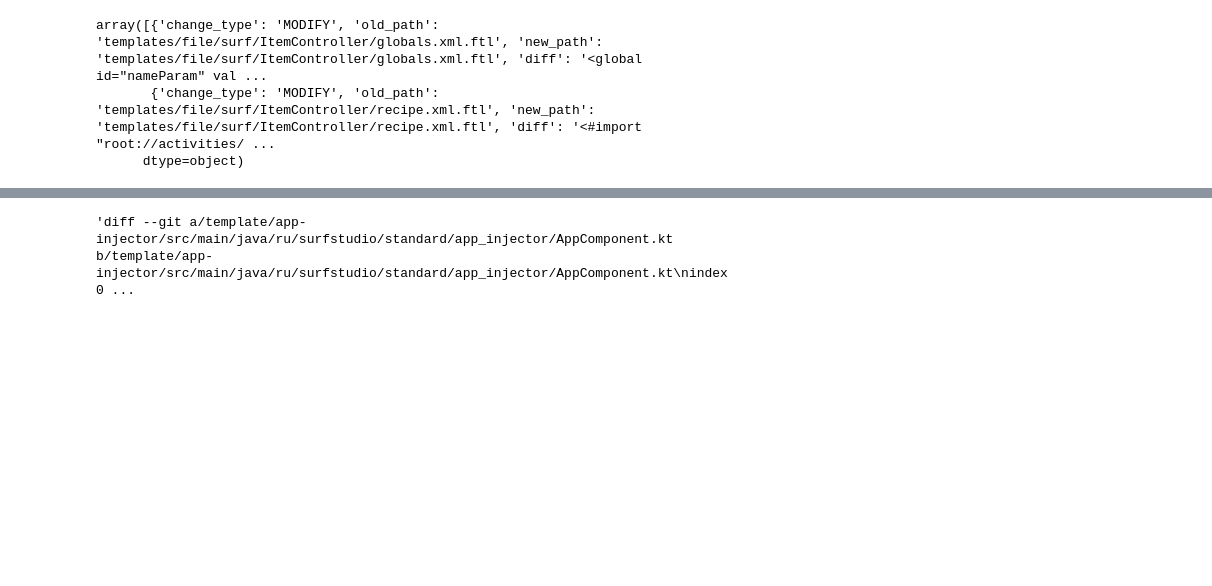
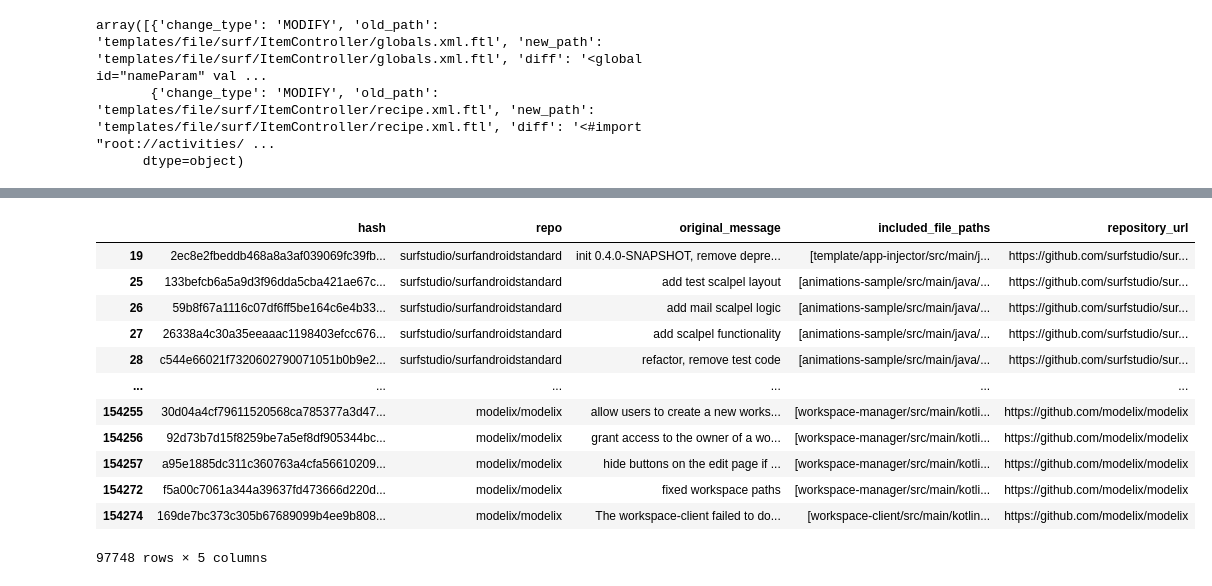
Before and after one commit to Enliven26/IF4092-Tugas-Akhir, a Jupyter notebook: src/program/dataset.ipynb, the cells around one changed output, grey strips where cells are left out. Cells and saved outputs as stored; diff of their text form; code cells hidden in the pictures; blank space fills up the shorter version.

```diff
--- a/src/program/dataset.ipynb
+++ b/src/program/dataset.ipynb
@@ -22,3 +23,8 @@ df.head(5)
 | 2 | 652323 | 26.01.2018 10:03:56 | 0 | e4b446cd3dd2710f37073a3feba97acf7... | bitbucket-pipelines.yml deleted o... | [{'change_type': 'DELETE', 'old_p... | Kotlin | Apache License 2.0 | surfstudio/surfandroidstandard | bitbucket-pipelines.yml deleted o... |
 | 3 | 652304 | 30.01.2018 17:46:06 | -10800 | f0ceee6b95fcad7e119d90277b27d5d97... | fix. access level | [{'change_type': 'MODIFY', 'old_p... | Kotlin | Apache License 2.0 | surfstudio/surfandroidstandard | fix. access level |
 | 4 | 652303 | 13.03.2018 11:59:28 | -10800 | de2e1d1225e2b18c9998940641968128e... | #ANDDEP-97 made every instance of... | [{'change_type': 'MODIFY', 'old_p... | Kotlin | Apache License 2.0 | surfstudio/surfandroidstandard | #ANDDEP-97 made every instance of... |
+# %%
+# drop the columns that are not needed
+df.drop(columns=["author", "date", "timezone", "language", "license", "message"], inplace=True, errors='ignore')
+
+df
@@ -59,18 +104,0 @@ filtered_mods.iloc[0]
-# %%
-# Convert filtered mods to list of raw diffs
-
-diffs = filtered_mods.apply(
-    lambda mod_list: '\n\n'.join([
-        f"""diff --git a/{mod['old_path']} b/{mod['new_path']}
-index 0000000..0000000 100644
---- a/{mod['old_path']}
-+++ b/{mod['new_path']}
-{mod['diff']}
-"""
-        for mod in mod_list
-    ])
-).tolist()
-
-diffs[0]
-# %% [output]
-'diff --git a/template/app-injector/src/main/java/ru/surfstudio/standard/app_injector/AppComponent.kt b/template/app-injector/src/main/java/ru/surfstudio/standard/app_injector/AppComponent.kt\nindex 0 ...
@@ -85,0 +105,20 @@ with open(DIFFS_PATH, 'w') as f:
+# %%
+# Add repo url column
+
+filtered_df.loc[:, 'repository_url'] = filtered_df['repo'].apply(lambda x: f"https://github.com/{x}")
+
+filtered_df
+# %% [output]
+|  | hash | repo | original_message | included_file_paths | repository_url |
+| 19 | 2ec8e2fbeddb468a8a3af039069fc39fb... | surfstudio/surfandroidstandard | init 0.4.0-SNAPSHOT, remove depre... | [template/app-injector/src/main/j... | https://github.com/surfstudio/sur... |
+| 25 | 133befcb6a5a9d3f96dda5cba421ae67c... | surfstudio/surfandroidstandard | add test scalpel layout | [animations-sample/src/main/java/... | https://github.com/surfstudio/sur... |
+| 26 | 59b8f67a1116c07df6ff5be164c6e4b33... | surfstudio/surfandroidstandard | add mail scalpel logic | [animations-sample/src/main/java/... | https://github.com/surfstudio/sur... |
+| 27 | 26338a4c30a35eeaaac1198403efcc676... | surfstudio/surfandroidstandard | add scalpel functionality | [animations-sample/src/main/java/... | https://github.com/surfstudio/sur... |
+| 28 | c544e66021f7320602790071051b0b9e2... | surfstudio/surfandroidstandard | refactor, remove test code | [animations-sample/src/main/java/... | https://github.com/surfstudio/sur... |
+| ... | ... | ... | ... | ... | ... |
+| 154255 | 30d04a4cf79611520568ca785377a3d47... | modelix/modelix | allow users to create a new works... | [workspace-manager/src/main/kotli... | https://github.com/modelix/modelix |
+| 154256 | 92d73b7d15f8259be7a5ef8df905344bc... | modelix/modelix | grant access to the owner of a wo... | [workspace-manager/src/main/kotli... | https://github.com/modelix/modelix |
+| 154257 | a95e1885dc311c360763a4cfa56610209... | modelix/modelix | hide buttons on the edit page if ... | [workspace-manager/src/main/kotli... | https://github.com/modelix/modelix |
+| 154272 | f5a00c7061a344a39637fd473666d220d... | modelix/modelix | fixed workspace paths | [workspace-manager/src/main/kotli... | https://github.com/modelix/modelix |
+| 154274 | 169de7bc373c305b67689099b4ee9b808... | modelix/modelix | The workspace-client failed to do... | [workspace-client/src/main/kotlin... | https://github.com/modelix/modelix |
+97748 rows × 5 columns
```
Also changed, not shown: parts of 9 cells of this notebook, 5 other files.
